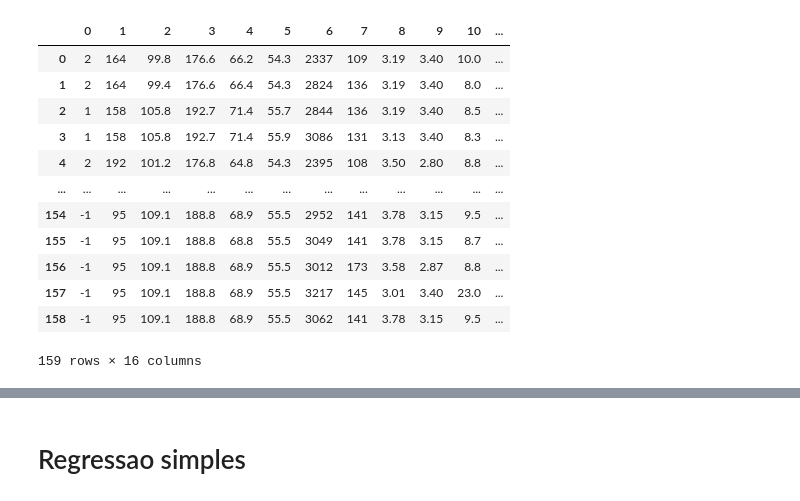
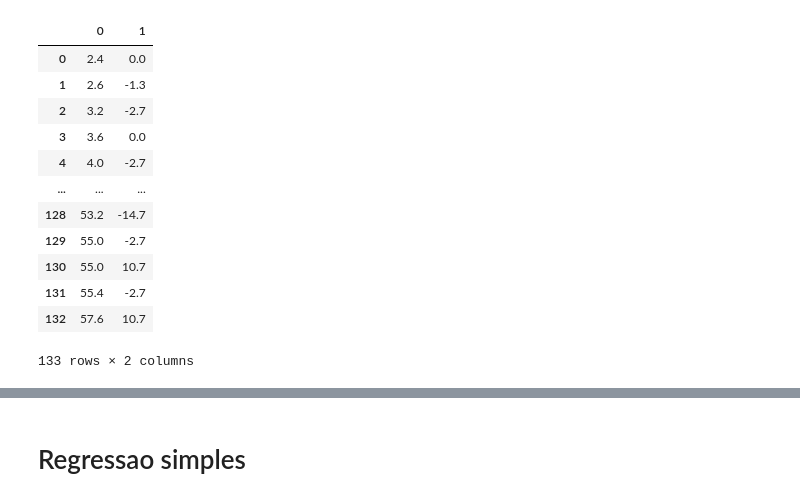
Before and after one commit to jeuslandim/ICA, a Jupyter notebook: regressores/All_regressores.ipynb, the cells around one changed output, grey strips where cells are left out. Saved outputs shown, nothing was run; the diff lists cells and outputs as text; code cells hidden in the pictures.

```diff
--- a/regressores/All_regressores.ipynb
+++ b/regressores/All_regressores.ipynb
@@ -12,29 +12,35 @@ from sklearn.linear_model import LinearRegression
 # %%
 #carregar arquivo.csv
 
-#arquivo_path = 'seno_data.csv'
+arquivo_path = 'mcycle_data.csv'
+arquivo_result = 'result_mcycle.txt'
 
-arquivo_path = 'autoprice_data.csv' # Hipotese, a coluna 15 depende da coluna 6 e da coluna 7.
+#arquivo_path = 'linear_data.csv'
+#arquivo_result = 'result_linear.txt'
+
+#arquivo_path = 'autoprice_data.csv' # Hipotese, a coluna 15 depende da coluna 6 e da coluna 7.
                                     # O grafico de dispersao demonstrou uma tendencia linear positiva
+#arquivo_result = 'result_autoprice.txt'
+
 
 data = pd.read_csv(arquivo_path, header=None)
 
 # Ver dataset
 data
 # %% [output]
-|  | 0 | 1 | 2 | 3 | 4 | 5 | 6 | 7 | 8 | 9 | 10 | ... |
-| 0 | 2 | 164 | 99.8 | 176.6 | 66.2 | 54.3 | 2337 | 109 | 3.19 | 3.40 | 10.0 | ... |
-| 1 | 2 | 164 | 99.4 | 176.6 | 66.4 | 54.3 | 2824 | 136 | 3.19 | 3.40 | 8.0 | ... |
-| 2 | 1 | 158 | 105.8 | 192.7 | 71.4 | 55.7 | 2844 | 136 | 3.19 | 3.40 | 8.5 | ... |
-| 3 | 1 | 158 | 105.8 | 192.7 | 71.4 | 55.9 | 3086 | 131 | 3.13 | 3.40 | 8.3 | ... |
-| 4 | 2 | 192 | 101.2 | 176.8 | 64.8 | 54.3 | 2395 | 108 | 3.50 | 2.80 | 8.8 | ... |
-| ... | ... | ... | ... | ... | ... | ... | ... | ... | ... | ... | ... | ... |
-| 154 | -1 | 95 | 109.1 | 188.8 | 68.9 | 55.5 | 2952 | 141 | 3.78 | 3.15 | 9.5 | ... |
-| 155 | -1 | 95 | 109.1 | 188.8 | 68.8 | 55.5 | 3049 | 141 | 3.78 | 3.15 | 8.7 | ... |
-| 156 | -1 | 95 | 109.1 | 188.8 | 68.9 | 55.5 | 3012 | 173 | 3.58 | 2.87 | 8.8 | ... |
-| 157 | -1 | 95 | 109.1 | 188.8 | 68.9 | 55.5 | 3217 | 145 | 3.01 | 3.40 | 23.0 | ... |
-| 158 | -1 | 95 | 109.1 | 188.8 | 68.9 | 55.5 | 3062 | 141 | 3.78 | 3.15 | 9.5 | ... |
+|  | 0 | 1 |
+| 0 | 2.4 | 0.0 |
+| 1 | 2.6 | -1.3 |
+| 2 | 3.2 | -2.7 |
+| 3 | 3.6 | 0.0 |
+| 4 | 4.0 | -2.7 |
+| ... | ... | ... |
+| 128 | 53.2 | -14.7 |
+| 129 | 55.0 | -2.7 |
+| 130 | 55.0 | 10.7 |
+| 131 | 55.4 | -2.7 |
+| 132 | 57.6 | 10.7 |
-159 rows × 16 columns
+133 rows × 2 columns
 # %%
 data.describe()
 # %% [output]
```
Also changed, not shown: parts of 17 cells of this notebook.
